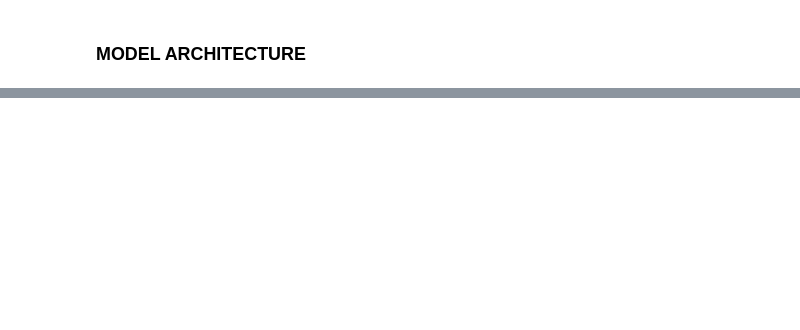
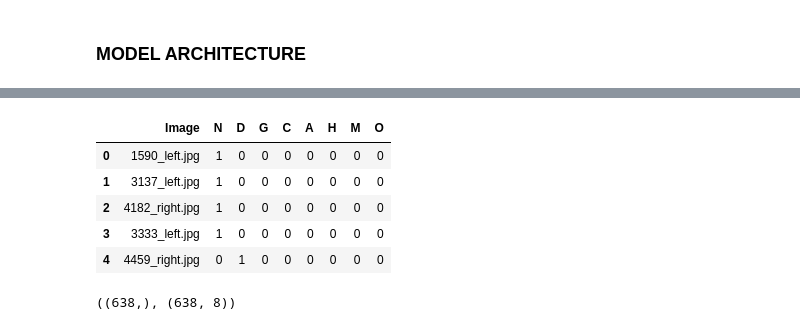
Before and after one commit to madhava20217/Ocular-Disease-Multiclass-Identification-ODIR19-, a Jupyter notebook: Inceptionv3_Baseline_DL_Project.ipynb, the cells around one changed output, grey strips where cells are left out. Drawn from its saved outputs; the diff is of its cells as text; code cells hidden in the pictures; blank space fills up the shorter version.

```diff
--- a/Inceptionv3_Baseline_DL_Project.ipynb
+++ b/Inceptionv3_Baseline_DL_Project.ipynb
@@ -524,0 +495,18 @@ avg_test_loss, avg_test_acc.item()
+# %%
+test_csv = pd.read_csv(TEST_CSV)
+test_csv = test_csv.drop(columns = ['ID', 'Patient Age', 'Patient Sex', 'eye', 'NOT DECISIVE'])
+test_csv.head()
+# %% [output]
+|  | Image | N | D | G | C | A | H | M | O |
+| 0 | 1590_left.jpg | 1 | 0 | 0 | 0 | 0 | 0 | 0 | 0 |
+| 1 | 3137_left.jpg | 1 | 0 | 0 | 0 | 0 | 0 | 0 | 0 |
+| 2 | 4182_right.jpg | 1 | 0 | 0 | 0 | 0 | 0 | 0 | 0 |
+| 3 | 3333_left.jpg | 1 | 0 | 0 | 0 | 0 | 0 | 0 | 0 |
+| 4 | 4459_right.jpg | 0 | 1 | 0 | 0 | 0 | 0 | 0 | 0 |
+# %%
+X_test = test_csv['Image'].to_numpy()
+Y_test = test_csv.drop(['Image'], axis = 1).to_numpy()
+
+X_test.shape, Y_test.shape
+# %% [output]
+((638,), (638, 8))
```
Also changed, not shown: parts of 22 cells of this notebook.
